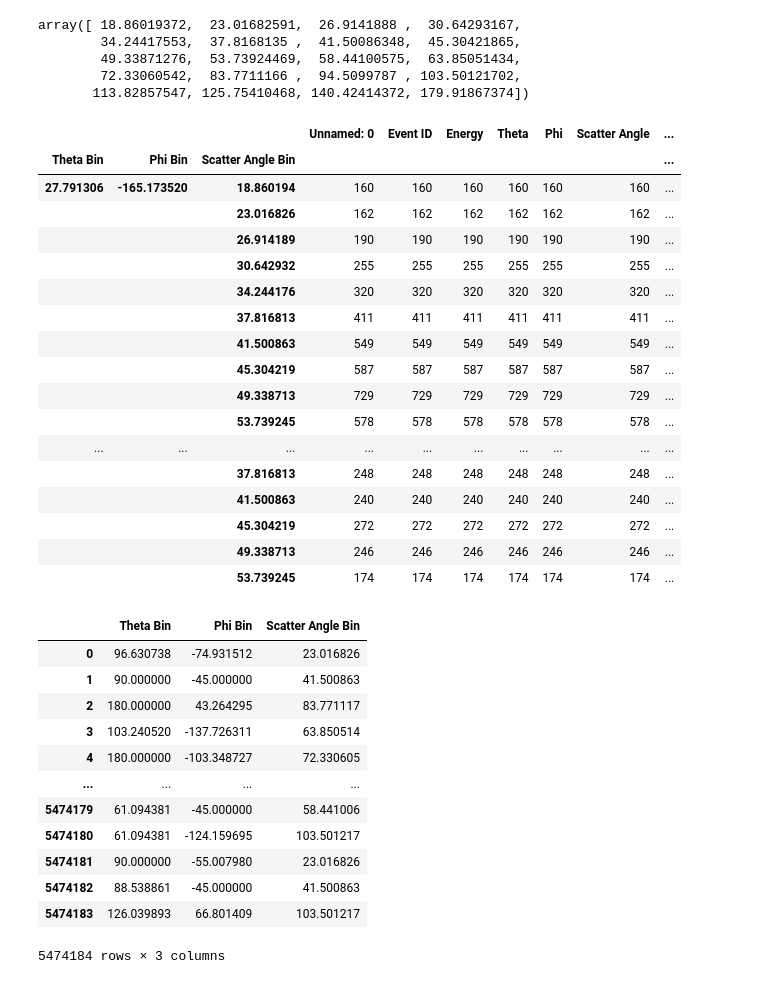
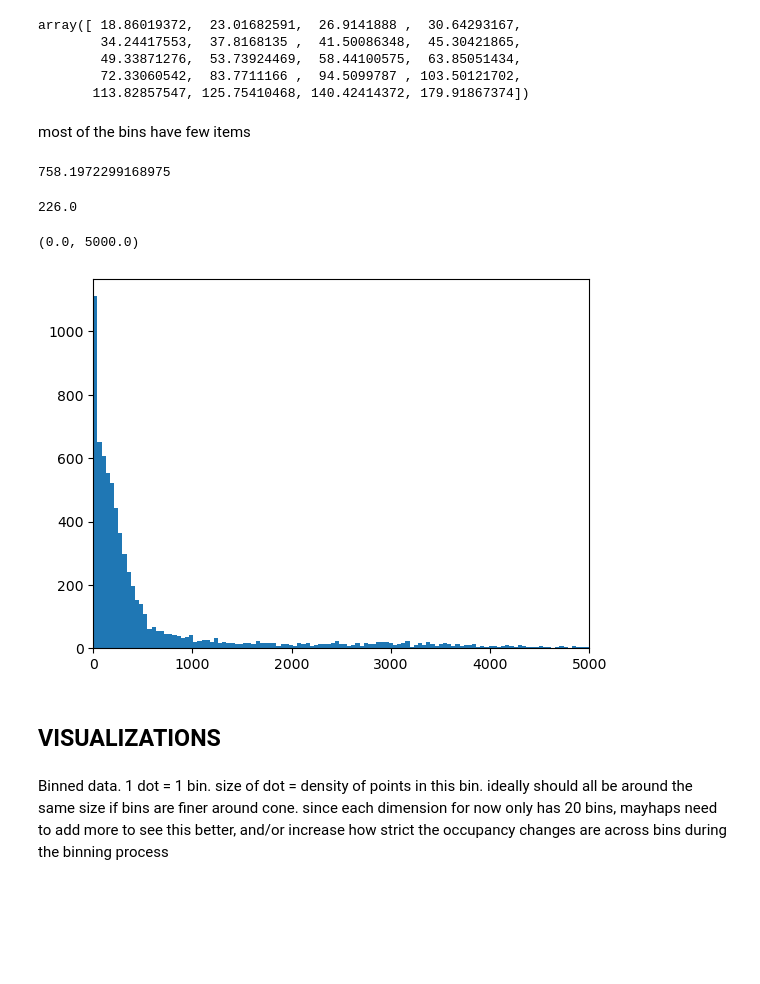
Before and after one commit to zoglauer/binning-cds, a Jupyter notebook: localTests/csv_explorer.ipynb, the cells around one changed output. Cells and saved outputs as stored; diff of their text form; code cells hidden in the pictures; blank space fills up the shorter version.

Commit message:
look at csv_explorer for plots of thebe test

```diff
--- a/localTests/csv_explorer.ipynb
+++ b/localTests/csv_explorer.ipynb
@@ -120,3 +121,25 @@ def addLowerBound(newdf):
     return newdf
 
 df=addLowerBound(df)
+# %%
+bincounts = df.groupby(['Theta Bounds', 'Phi Bounds', 'Scatter Angle Bounds']).count().iloc[:,0]
+# %%
+bincountspopped = bincounts[bincounts != np.max(bincounts)]
+# %% [markdown]
+most of the bins have few items
+# %%
+display(np.mean(bincounts))
+display(np.median(bincounts))
+# %% [output]
+758.1972299168975
+226.0
+# %%
+plt.hist(bincountspopped, bins = 500)
+plt.xlim(0, 5000)
+# %% [output]
+(0.0, 5000.0)
+[figure, added]
+# %% [markdown]
+## VISUALIZATIONS
+# %% [markdown]
+Binned data. 1 dot = 1 bin. size of dot = density of points in this bin. ideally should all be around the same size if bins are finer around cone. since each dimension for now only has 20 bins, mayhaps need to add more to see this better, and/or increase how strict the occupancy changes are across bins during the binning process
@@ -123,38 +151,2 @@ df=addLowerBound(df)
 # %%
-df.groupby(['Theta Bin', 'Phi Bin', 'Scatter Angle Bin']).count().head(50)
+px.scatter_3d(bincounts_all, x='Theta Bin', y='Phi Bin', z='Scatter Angle Bin', color = 'Scatter Angle Bin', size = 'count', size_max = 50)
-# %% [output]
-|  |  |  | Unnamed: 0 | Event ID | Energy | Theta | Phi | Scatter Angle | ... |
-| Theta Bin | Phi Bin | Scatter Angle Bin |  |  |  |  |  |  | ... |
-| 27.791306 | -165.173520 | 18.860194 | 160 | 160 | 160 | 160 | 160 | 160 | ... |
-|  |  | 23.016826 | 162 | 162 | 162 | 162 | 162 | 162 | ... |
-|  |  | 26.914189 | 190 | 190 | 190 | 190 | 190 | 190 | ... |
-|  |  | 30.642932 | 255 | 255 | 255 | 255 | 255 | 255 | ... |
-|  |  | 34.244176 | 320 | 320 | 320 | 320 | 320 | 320 | ... |
-|  |  | 37.816813 | 411 | 411 | 411 | 411 | 411 | 411 | ... |
-|  |  | 41.500863 | 549 | 549 | 549 | 549 | 549 | 549 | ... |
-|  |  | 45.304219 | 587 | 587 | 587 | 587 | 587 | 587 | ... |
-|  |  | 49.338713 | 729 | 729 | 729 | 729 | 729 | 729 | ... |
-|  |  | 53.739245 | 578 | 578 | 578 | 578 | 578 | 578 | ... |
-| ... | ... | ... | ... | ... | ... | ... | ... | ... | ... |
-|  |  | 37.816813 | 248 | 248 | 248 | 248 | 248 | 248 | ... |
-|  |  | 41.500863 | 240 | 240 | 240 | 240 | 240 | 240 | ... |
-|  |  | 45.304219 | 272 | 272 | 272 | 272 | 272 | 272 | ... |
-|  |  | 49.338713 | 246 | 246 | 246 | 246 | 246 | 246 | ... |
-|  |  | 53.739245 | 174 | 174 | 174 | 174 | 174 | 174 | ... |
-# %%
-justbins_df=df[['Theta Bin', 'Phi Bin', 'Scatter Angle Bin']]
-justbins_df
-# %% [output]
-|  | Theta Bin | Phi Bin | Scatter Angle Bin |
-| 0 | 96.630738 | -74.931512 | 23.016826 |
-| 1 | 90.000000 | -45.000000 | 41.500863 |
-| 2 | 180.000000 | 43.264295 | 83.771117 |
-| 3 | 103.240520 | -137.726311 | 63.850514 |
-| 4 | 180.000000 | -103.348727 | 72.330605 |
-| ... | ... | ... | ... |
-| 5474179 | 61.094381 | -45.000000 | 58.441006 |
-| 5474180 | 61.094381 | -124.159695 | 103.501217 |
-| 5474181 | 90.000000 | -55.007980 | 23.016826 |
-| 5474182 | 88.538861 | -45.000000 | 41.500863 |
-| 5474183 | 126.039893 | 66.801409 | 103.501217 |
-5474184 rows × 3 columns
```
Also changed, not shown: parts of 6 cells of this notebook, 1 other file.
